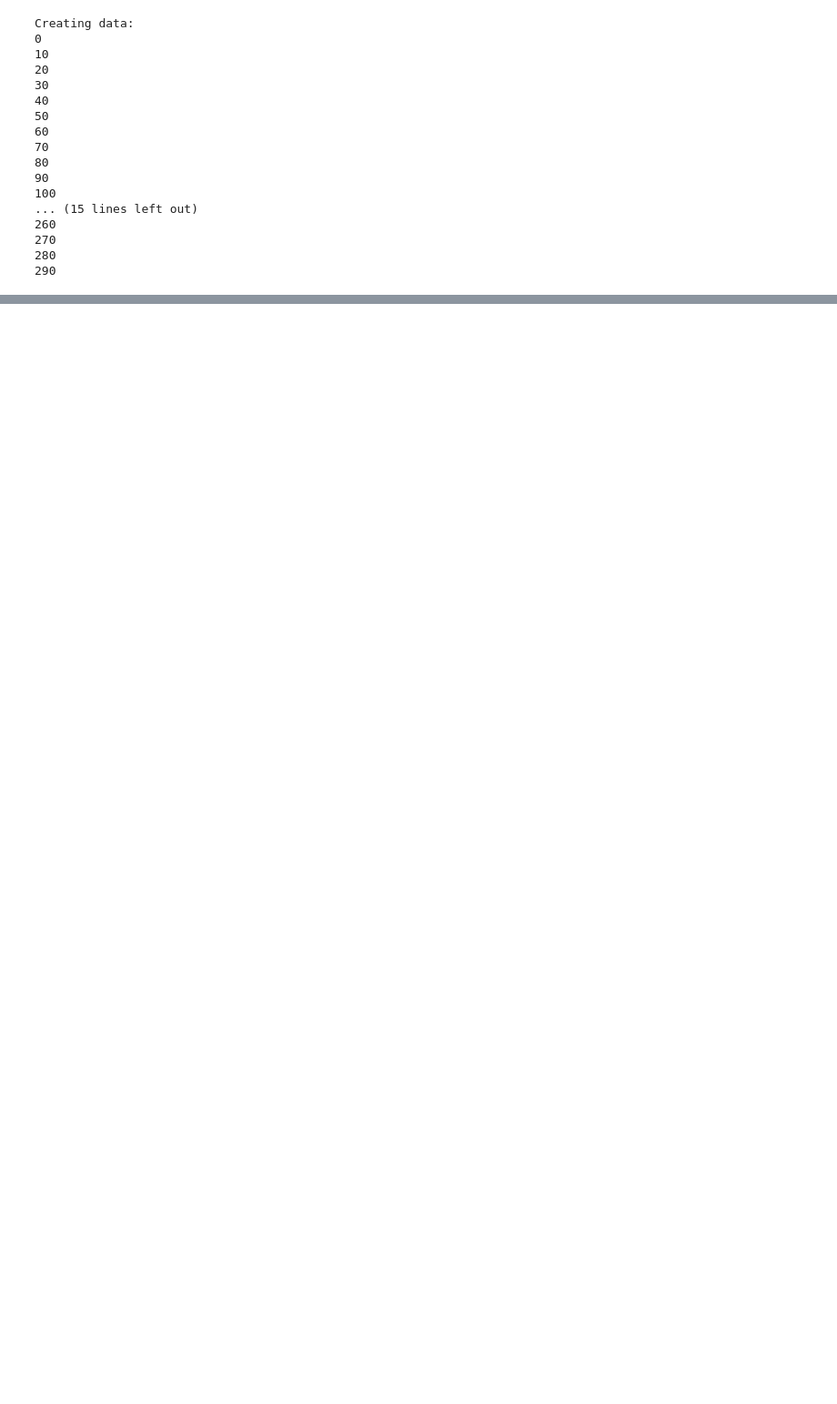
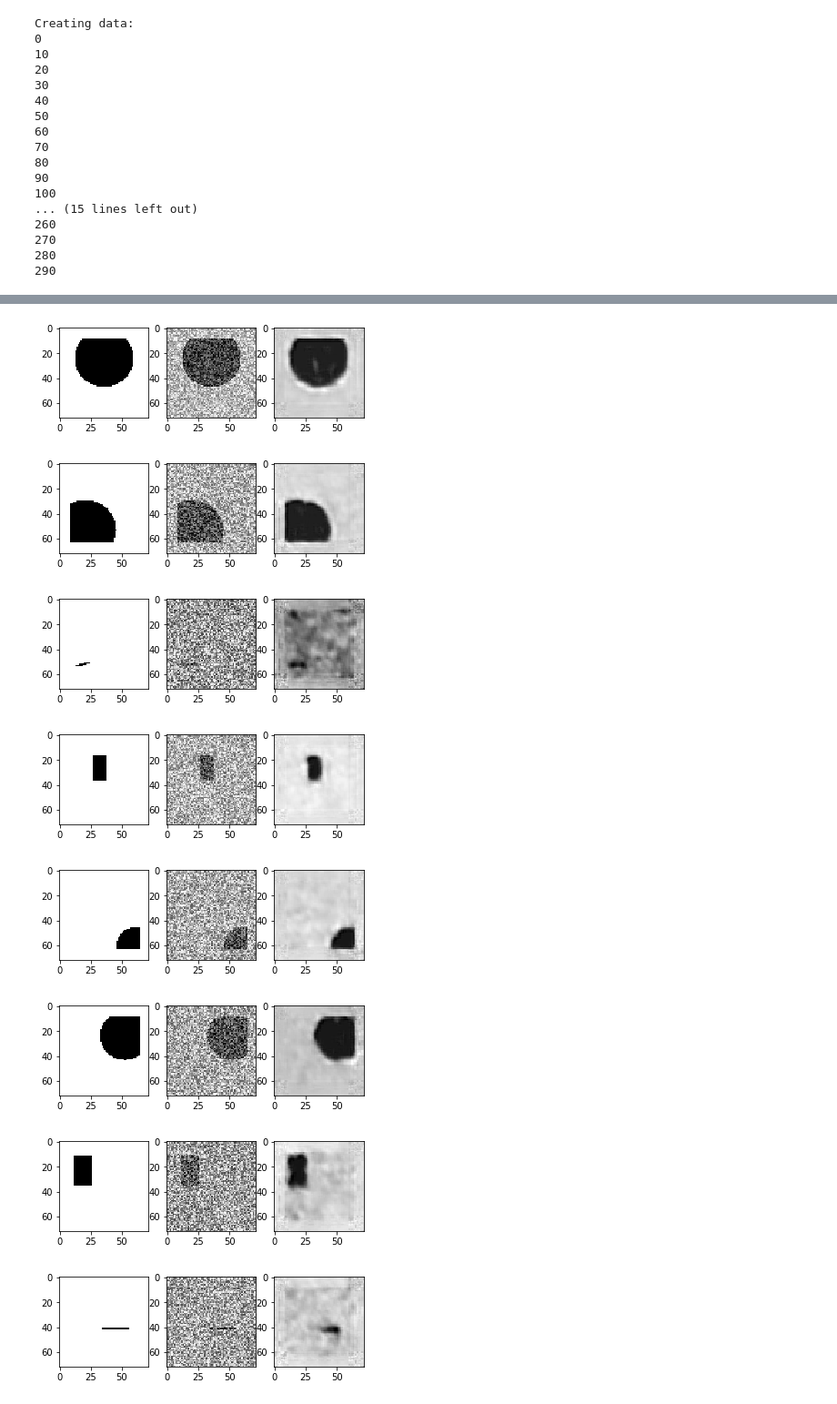
Before and after one commit to ClementRiu/Deep-Learning_TP1, a Jupyter notebook: MVA-MP1.ipynb, the cells around one changed output, grey strips where cells are left out. Shown at 91% size. Saved outputs shown, nothing was run; the diff lists cells and outputs as text; code cells hidden in the pictures; blank space fills up the shorter version.

```diff
--- a/MVA-MP1.ipynb
+++ b/MVA-MP1.ipynb
@@ -519,0 +667,26 @@ array([67.77607628, 67.54904442, 48.71644082, 19.84080789, 26.1650831 ,
+# %%
+from keras.models import Sequential
+from keras.layers import Dense, Activation, UpSampling2D, Conv2D, MaxPooling2D, Conv2DTranspose
+nb_neurons1 = 6
+model_noise = Sequential([
+    Conv2D(16, (4, 4), input_shape=(IMAGE_SIZE, IMAGE_SIZE, 1)),
+    Activation('relu'),
+    MaxPooling2D((2, 2)),
+    Conv2D(16, (4, 4)),
+    Activation('relu'),
+    MaxPooling2D((2, 2)),
+    UpSampling2D((2, 2)),
+    Conv2DTranspose(10, (5, 5)),
+    Activation('relu'),
+    UpSampling2D((2, 2)),
+    Conv2DTranspose(10, (5, 5)),
+    Activation('relu'),
+    Dense(1),
+])
+# %%
+model_noise.compile(loss='mean_squared_error',
+                   optimizer='adam',
+                  )
+# %%
+epochs = 100
+model_noise.fit(X_train, Y_train, epochs=epochs, batch_size=32, validation_split = 0.1)
@@ -519,0 +717,23 @@ array([67.77607628, 67.54904442, 48.71644082, 19.84080789, 26.1650831 ,
+# %%
+Y_out = model_noise.predict(X_test)
+# %%
+maxi = 50
+for index, (im, im_noisy, im_out) in enumerate(zip(Y_test, X_test, Y_out)):
+    plt.subplot(1, 3, 1)
+    plt.imshow(im.reshape(IMAGE_SIZE,IMAGE_SIZE), cmap='gray')
+    plt.subplot(1, 3, 2)
+    plt.imshow(im_noisy.reshape(IMAGE_SIZE,IMAGE_SIZE), cmap='gray')
+    plt.subplot(1, 3, 3)
+    plt.imshow(im_out.reshape(IMAGE_SIZE,IMAGE_SIZE), cmap='gray')
+    plt.show()
+    if index > maxi:
+        break
+# %% [output]
+[figure, added]
+[figure, added]
+[figure, added]
+[figure, added]
+[figure, added]
+[figure, added]
+[figure, added]
+[figure, added]
```
Also changed, not shown: parts of 32 cells of this notebook.
